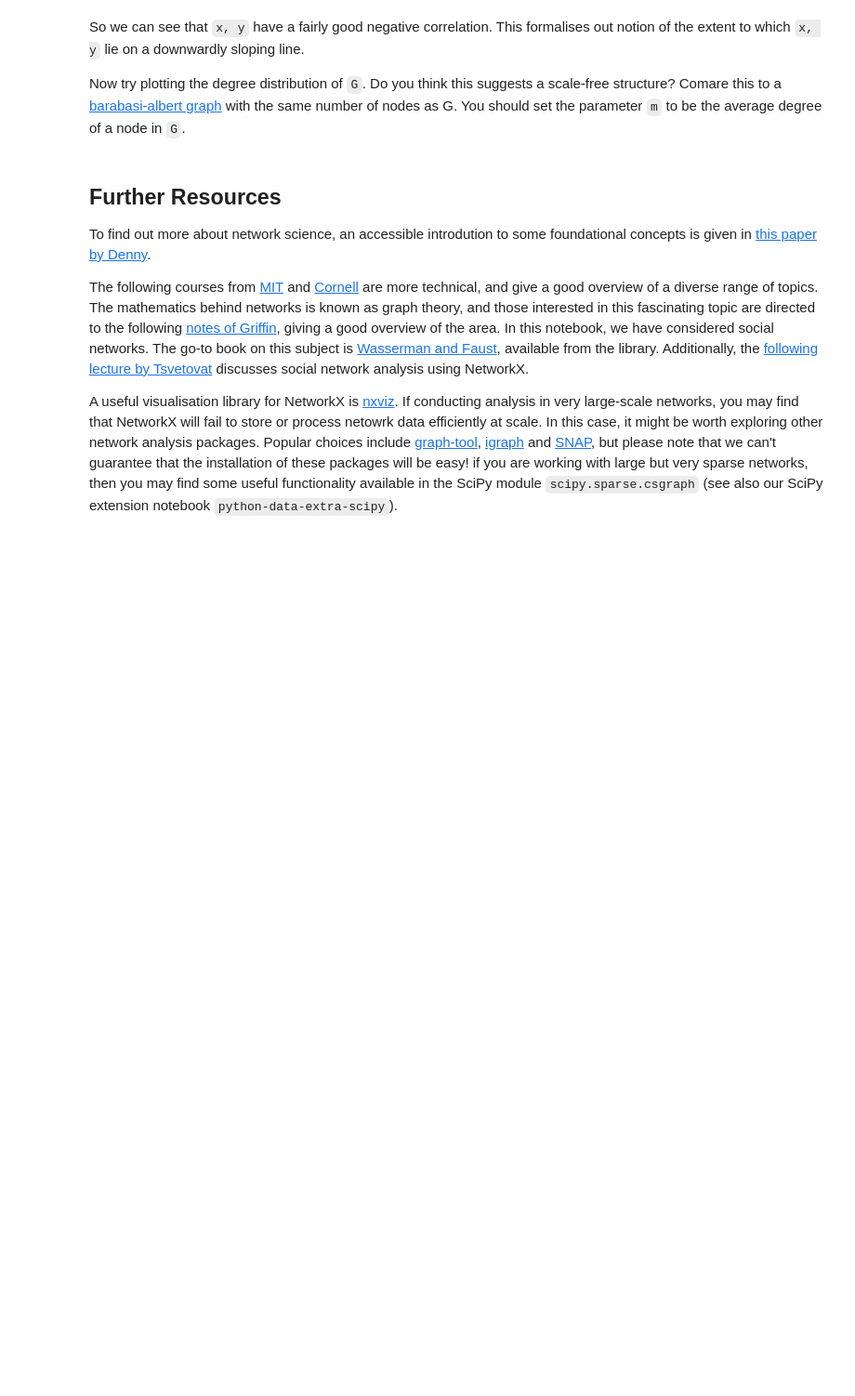
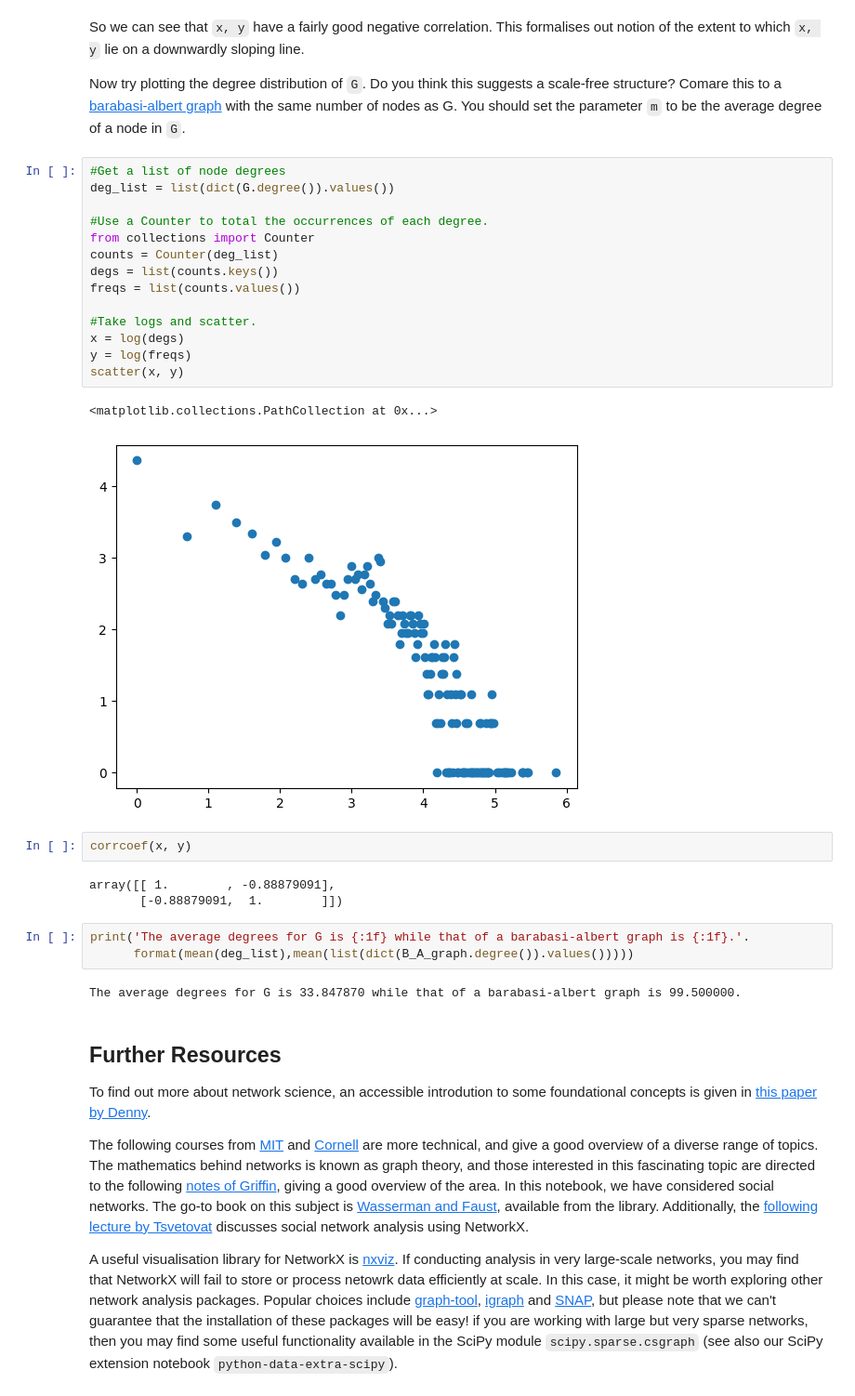
Before and after one commit to nbonacchi/python-programming, a Jupyter notebook: python-data-science/python-data-extra-networks.ipynb, the cells around one changed output. Shown at 93% size. Drawn from its saved outputs; the diff is of its cells as text; blank space fills up the shorter version.

```diff
--- a/python-data-science/python-data-extra-networks.ipynb
+++ b/python-data-science/python-data-extra-networks.ipynb
@@ -153,6 +258,33 @@ corrcoef(x, y)
 So we can see that `x, y` have a fairly good negative correlation. This formalises out notion of the extent to which `x, y` lie on a downwardly sloping line.
 
 Now try plotting the degree distribution of `G`. Do you think this suggests a scale-free structure? Comare this to a [barabasi-albert graph](https://networkx.github.io/documentation/stable/reference/generated/networkx.generators.random_graphs.barabasi_albert_graph.html#networkx.generators.random_graphs.barabasi_albert_graph) with the same number of nodes as G. You should set the parameter `m` to be the average degree of a node in `G`.
+# %%
+#Get a list of node degrees
+deg_list = list(dict(G.degree()).values())
+
+#Use a Counter to total the occurrences of each degree.
+from collections import Counter
+counts = Counter(deg_list)
+degs = list(counts.keys())
+freqs = list(counts.values())
+
+#Take logs and scatter.
+x = log(degs)
+y = log(freqs)
+scatter(x, y)
+# %% [output]
+<matplotlib.collections.PathCollection at 0x...>
+[figure, added]
+# %%
+corrcoef(x, y)
+# %% [output]
+array([[ 1.        , -0.88879091],
+       [-0.88879091,  1.        ]])
+# %%
+print('The average degrees for G is {:1f} while that of a barabasi-albert graph is {:1f}.'.
+      format(mean(deg_list),mean(list(dict(B_A_graph.degree()).values()))))
+# %% [output]
+The average degrees for G is 33.847870 while that of a barabasi-albert graph is 99.500000.
 # %% [markdown]
 ## Further Resources
 To find out more about network science, an accessible introdution to some foundational concepts is given in [this paper by Denny](http://www.mjdenny.com/workshops/SN_Theory_I.pdf).
```
Also changed, not shown: parts of 19 cells of this notebook, 5 other files.
